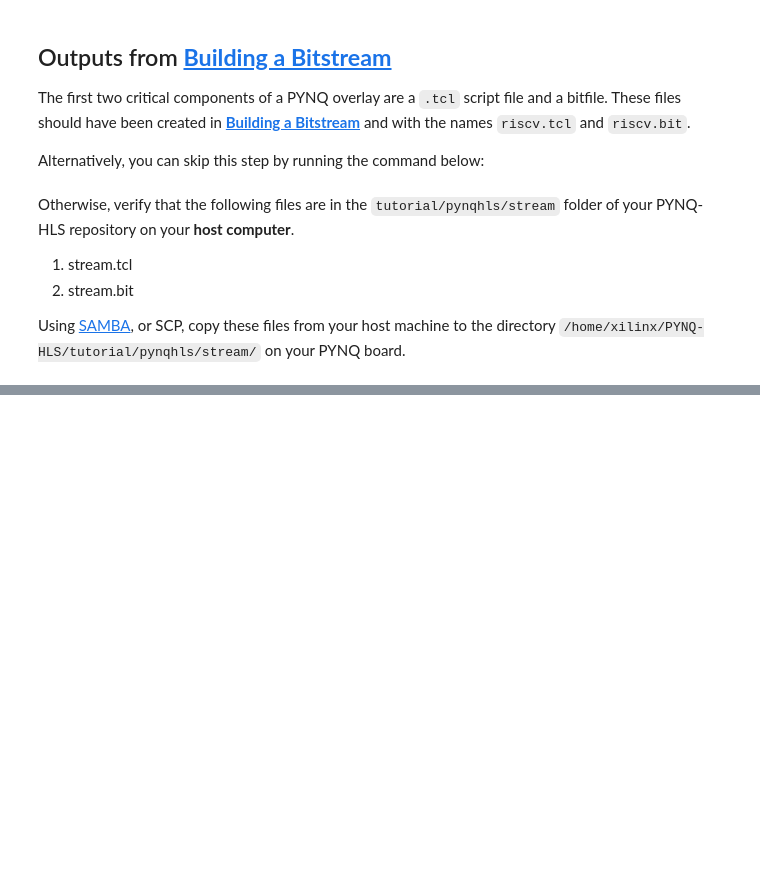
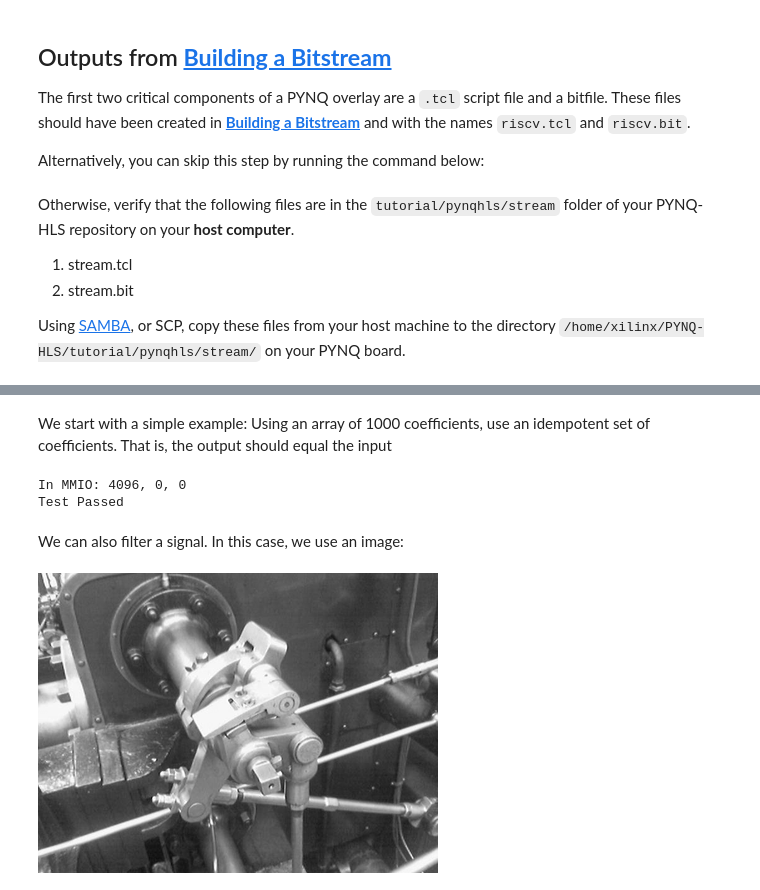
Before and after one commit to drichmond/PYNQ-HLS, a Jupyter notebook: tutorial/notebooks/4-Using-an-HLS-core-in-PYNQ.ipynb, the cells around one changed output, grey strips where cells are left out. Drawn from its saved outputs; the diff is of its cells as text; code cells hidden in the pictures; blank space fills up the shorter version.

```diff
--- a/tutorial/notebooks/4-Using-an-HLS-core-in-PYNQ.ipynb
+++ b/tutorial/notebooks/4-Using-an-HLS-core-in-PYNQ.ipynb
@@ -185,0 +266,26 @@ class ContiguousArray(numpy.ndarray)
+# %% [markdown]
+We start with a simple example: Using an array of 1000 coefficients, use an idempotent set of coefficients. That is, the output should equal the input
+# %%
+signal = range(0, 1000)
+coeffs = [1, 0, 0, 0, 0, 0, 0, 0, 0]
+output = overlay.run(coeffs, signal)
+
+test = [s == o for (s, o) in zip(signal, output)]
+
+if False in test:
+    print("Test Failed!")
+else:
+    print("Test Passed")
+# %% [output]
+In MMIO: 4096, 0, 0
+Test Passed
+# %% [markdown]
+We can also filter a signal. In this case, we use an image:
+# %%
+from PIL import Image
+rgb = Image.open("pictures/valve.png")
+bw = rgb.convert("L")
+bw = bw.resize((400,300),Image.ANTIALIAS)
+bw
+# %% [output]
+[figure, added]
```
Also changed, not shown: parts of 20 cells of this notebook, 3 other files.
